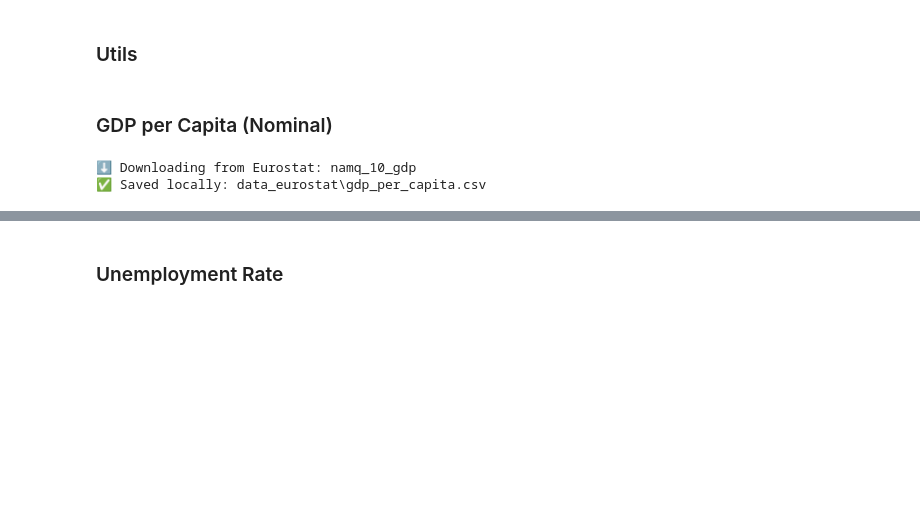
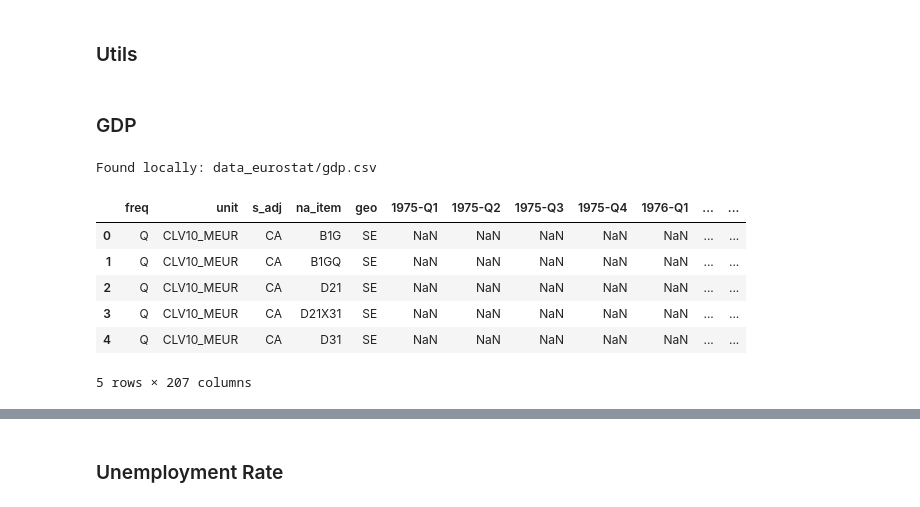
Before and after one commit to Grena30/Exploratory-Data-Analysis, a Jupyter notebook: EDA/datasets.ipynb, the cells around one changed output, grey strips where cells are left out. Cells and saved outputs as stored; diff of their text form; code cells hidden in the pictures; blank space fills up the shorter version.

```diff
--- a/EDA/datasets.ipynb
+++ b/EDA/datasets.ipynb
@@ -23,31 +31,34 @@ ANNUAL_COLS = []
 # %%
-def get_dataset(indicator_name, local_path, country=None, unit=None):
+def get_dataset(indicator_name, local_path, country=None, unit=None, coicop=None) -> pd.DataFrame:
 
     # Lookup the dataset inside the data_eurostat folder
     if os.path.exists(local_path):
-        print(f"📂 Found locally: {local_path}")
+        print(f"Found locally: {local_path}")
         df = pd.read_csv(local_path)
         return df
 
     # Download if no avilable csv was found
     try:
-        print(f"⬇️ Downloading from Eurostat: {indicator_name}")
-        df = eurostat.get_data_df(indicator_name)
+        print(f"Downloading from Eurostat: {indicator_name}")
+        df: pd.DataFrame = eurostat.get_data_df(indicator_name) # pyright: ignore[reportAssignmentType]
 
         if "geo\\TIME_PERIOD" in df.columns:
             df = df.rename(columns={"geo\\TIME_PERIOD":"geo"})
 
-        if country is not None:
+        if country is not None and 'geo' in df.columns:
             df = df[df['geo'] == COUNTRY]
 
-        if unit is not None:
+        if unit is not None and 'unit' in df.columns:
             df = df[df['unit'] == unit]
 
+        if coicop is not None and 'coicop' in df.columns:
+            df = df[df['coicop'] == coicop]
+
         df.to_csv(local_path, index=False)
-        print(f"✅ Saved locally: {local_path}")
+        print(f"Saved locally: {local_path}")
     except Exception as e:
-        print(f"❌ Failed to download {indicator_name}: {e}")
-        return None
+        print(f"Failed to download {indicator_name}: {e}")
+        return pd.DataFrame()
 
     return df
 # %%
@@ -72,4 +132,4 @@ def col_to_timestamp(df, ds_name):
 # %% [markdown]
-### GDP per Capita (Nominal)
+### GDP
 # %%
 indicator_name = "namq_10_gdp"
@@ -79,13 +141,23 @@ local_path = os.path.join(OUTPUT_DIR, filename)
 # %%
 df = get_dataset(
     indicator_name=indicator_name,
     local_path=local_path,
     country=COUNTRY,
-    unit="CLV05_MEUR",
+    unit="CLV10_MEUR",
 )
 
-# df.head()
+# CLV10_MEUR - Chain Linked Volumes, reference year 2010, Million Euro - Inflation adjusted
+# CLV05_MEUR - Chain Linked Volumes, reference year 2005, Million Euro - Inflation adjusted
+# CP_MEUR - Current prices, million euros - Not iflation adjusted
+
+df.head()
 # %% [output]
-⬇️ Downloading from Eurostat: namq_10_gdp
-✅ Saved locally: data_eurostat\gdp_per_capita.csv
+Found locally: data_eurostat/gdp.csv
+|  | freq | unit | s_adj | na_item | geo | 1975-Q1 | 1975-Q2 | 1975-Q3 | 1975-Q4 | 1976-Q1 | ... | ... |
+| 0 | Q | CLV10_MEUR | CA | B1G | SE | NaN | NaN | NaN | NaN | NaN | ... | ... |
+| 1 | Q | CLV10_MEUR | CA | B1GQ | SE | NaN | NaN | NaN | NaN | NaN | ... | ... |
+| 2 | Q | CLV10_MEUR | CA | D21 | SE | NaN | NaN | NaN | NaN | NaN | ... | ... |
+| 3 | Q | CLV10_MEUR | CA | D21X31 | SE | NaN | NaN | NaN | NaN | NaN | ... | ... |
+| 4 | Q | CLV10_MEUR | CA | D31 | SE | NaN | NaN | NaN | NaN | NaN | ... | ... |
+5 rows × 207 columns
 # %%
```
Also changed, not shown: parts of 52 cells of this notebook, 14 other files.
